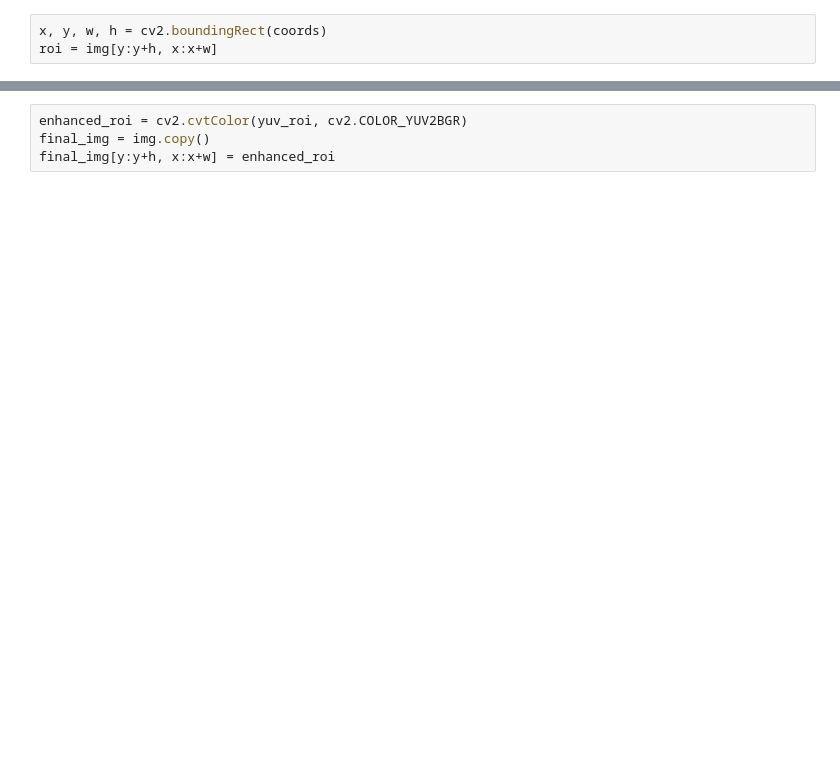
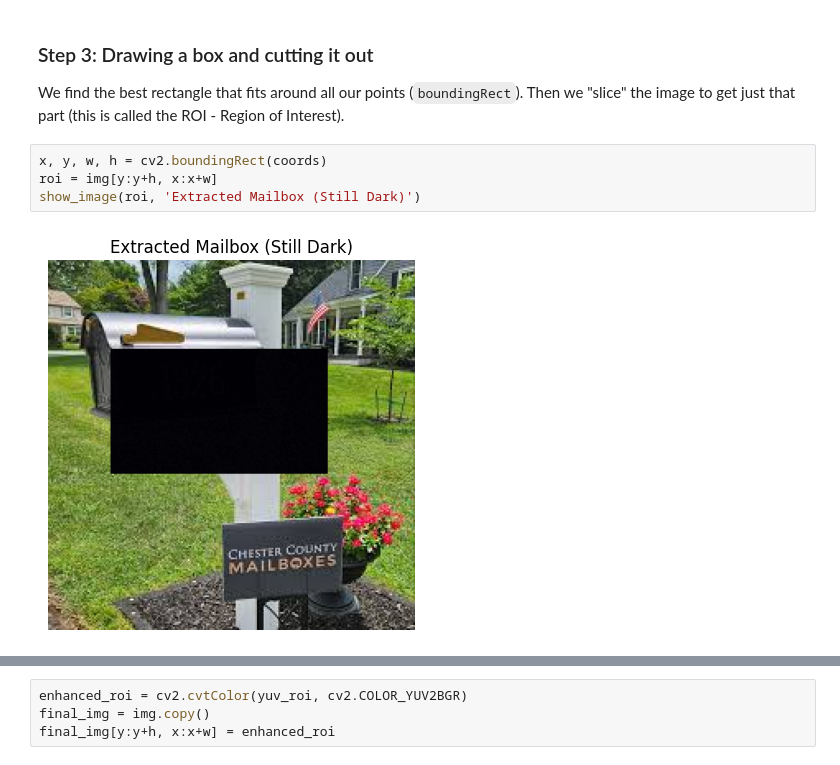
Before and after one commit to daniel-rajakumar/College, a Jupyter notebook: ComputerVision/labs/3/three.ipynb, the cells around one changed output, grey strips where cells are left out. Drawn from its saved outputs; the diff is of its cells as text; blank space fills up the shorter version.

```diff
--- a/ComputerVision/labs/3/three.ipynb
+++ b/ComputerVision/labs/3/three.ipynb
@@ -9,5 +42,11 @@ gray = cv2.cvtColor(img, cv2.COLOR_BGR2GRAY)
 _, mask = cv2.threshold(gray, 25, 255, cv2.THRESH_BINARY_INV)
 coords = cv2.findNonZero(mask)
+# %% [markdown]
+### Step 3: Drawing a box and cutting it out
+We find the best rectangle that fits around all our points (`boundingRect`). Then we "slice" the image to get just that part (this is called the ROI - Region of Interest).
 # %%
 x, y, w, h = cv2.boundingRect(coords)
 roi = img[y:y+h, x:x+w]
+show_image(roi, 'Extracted Mailbox (Still Dark)')
+# %% [output]
+[figure, added]
```
Also changed, not shown: parts of 12 cells of this notebook, 15 other files.
